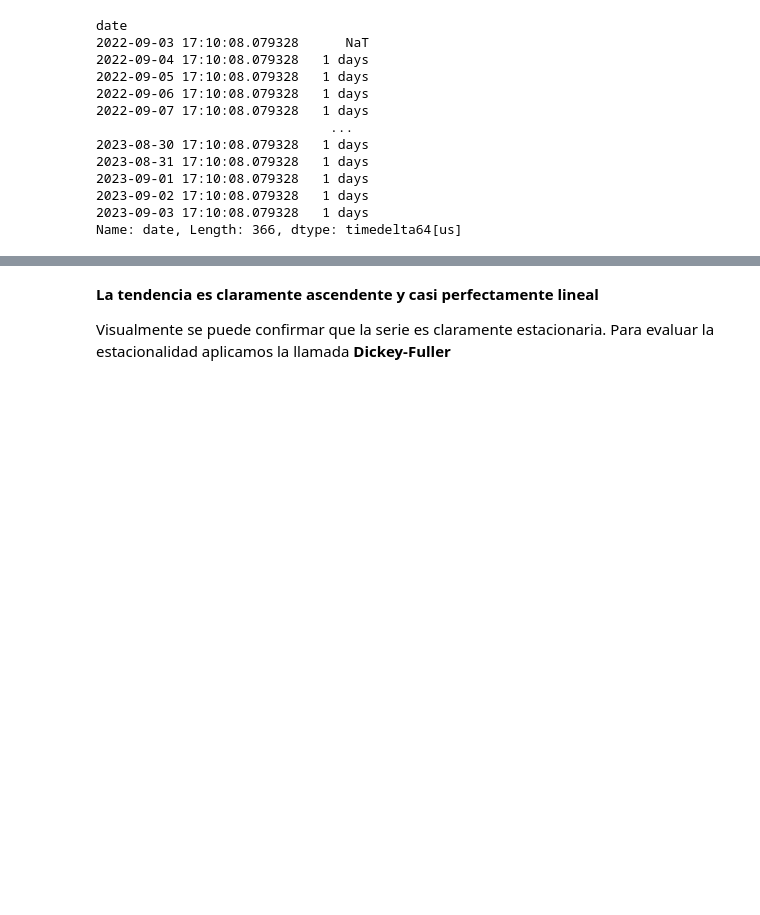
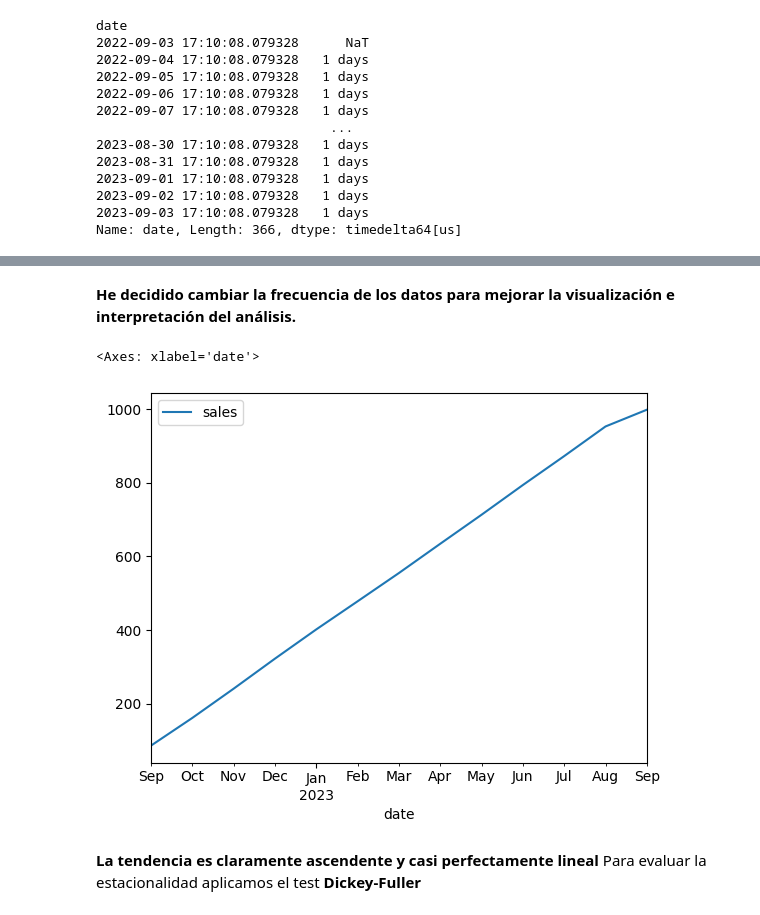
Before and after one commit to 4GeeksAcademy/ekbalam11-machine-learning, a Jupyter notebook: src/10-time-series-forecasting-sales.ipynb, the cells around one changed output, grey strips where cells are left out. Drawn from its saved outputs; the diff is of its cells as text; code cells hidden in the pictures; blank space fills up the shorter version.

```diff
--- a/src/10-time-series-forecasting-sales.ipynb
+++ b/src/10-time-series-forecasting-sales.ipynb
@@ -100,5 +119,11 @@ ser.plot(grid=False)
+# %% [markdown]
+**He decidido cambiar la frecuencia de los datos para mejorar la visualización e interpretación del análisis.**
+# %%
+ser_mensual = ser.resample('ME').mean()
+ser_mensual.plot()
+# %% [output]
+<Axes: xlabel='date'>
+[figure, added]
 # %% [markdown]
-**La tendencia es claramente ascendente y casi perfectamente lineal**
-
-Visualmente se puede confirmar que la serie es claramente estacionaria. Para evaluar la estacionalidad aplicamos la llamada **Dickey-Fuller**
+**La tendencia es claramente ascendente y casi perfectamente lineal** Para evaluar la estacionalidad aplicamos el test **Dickey-Fuller**
 # %%
```
Also changed, not shown: parts of 30 cells of this notebook, 2 other files.
